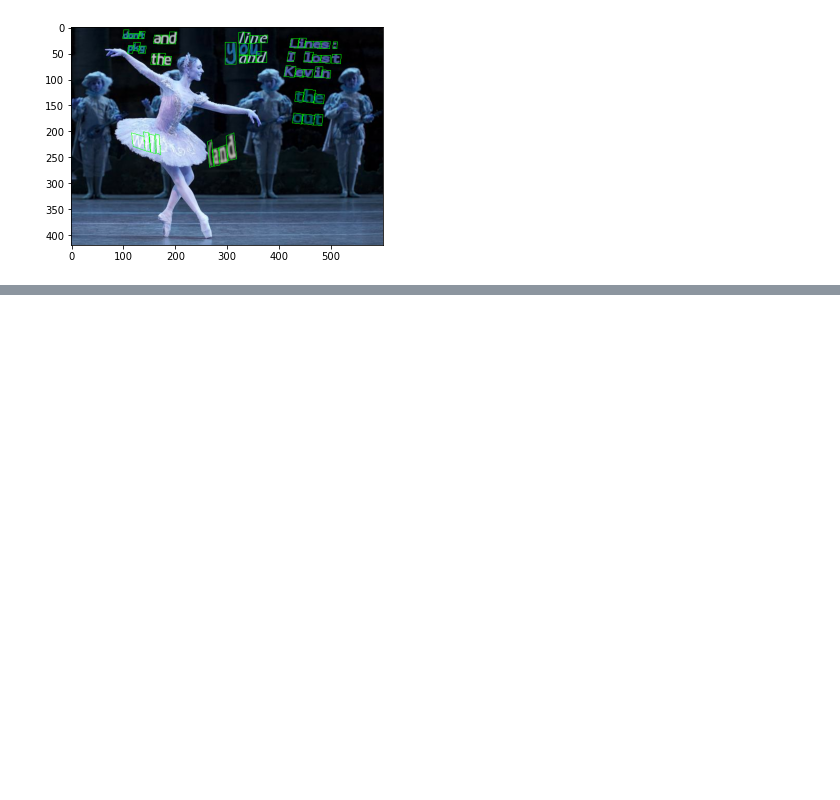
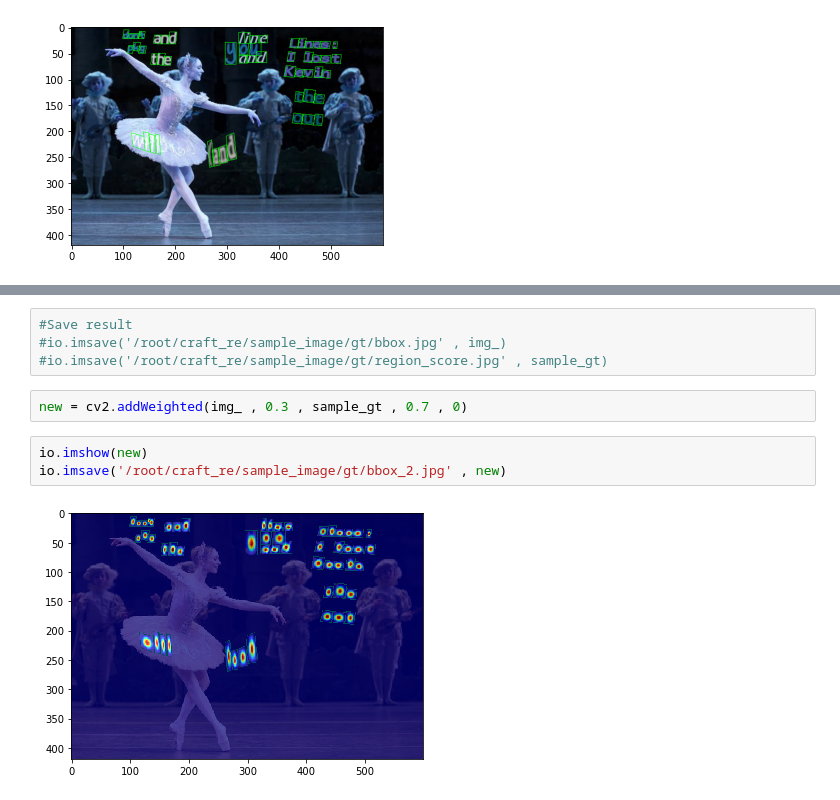
Before and after one commit to Peperoni-quatro-pizza/craft_seongtaek, a Jupyter notebook: gt.ipynb, the cells around one changed output, grey strips where cells are left out. Saved outputs shown, nothing was run; the diff lists cells and outputs as text; blank space fills up the shorter version.

```diff
--- a/gt.ipynb
+++ b/gt.ipynb
@@ -53,0 +98,11 @@ plt.imshow(img_)
+# %%
+#Save result
+#io.imsave('/root/craft_re/sample_image/gt/bbox.jpg' , img_)
+#io.imsave('/root/craft_re/sample_image/gt/region_score.jpg' , sample_gt)
+# %%
+new = cv2.addWeighted(img_ , 0.3 , sample_gt , 0.7 , 0)
+# %%
+io.imshow(new)
+io.imsave('/root/craft_re/sample_image/gt/bbox_2.jpg' , new)
+# %% [output]
+[figure, added]
```
Also changed, not shown: parts of 10 cells of this notebook.
